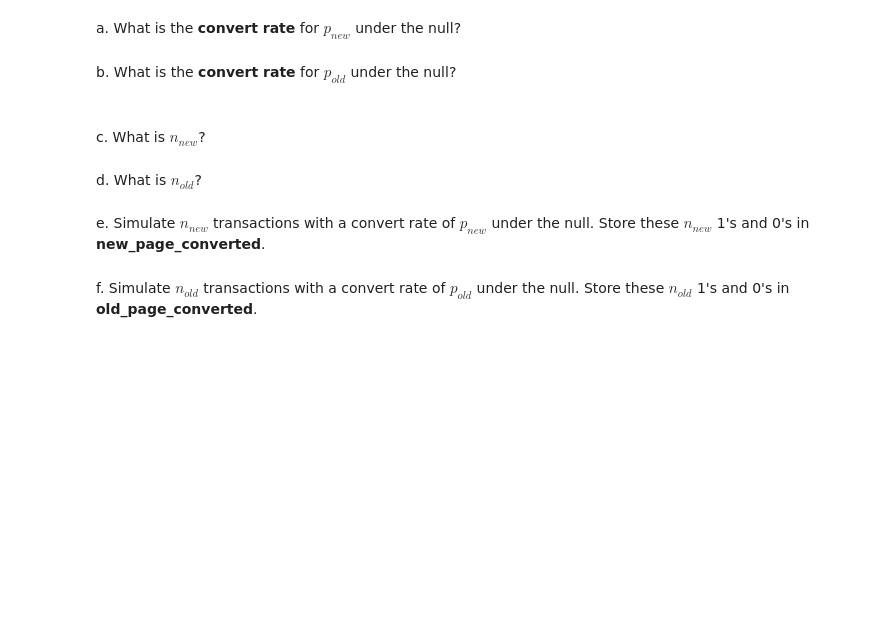
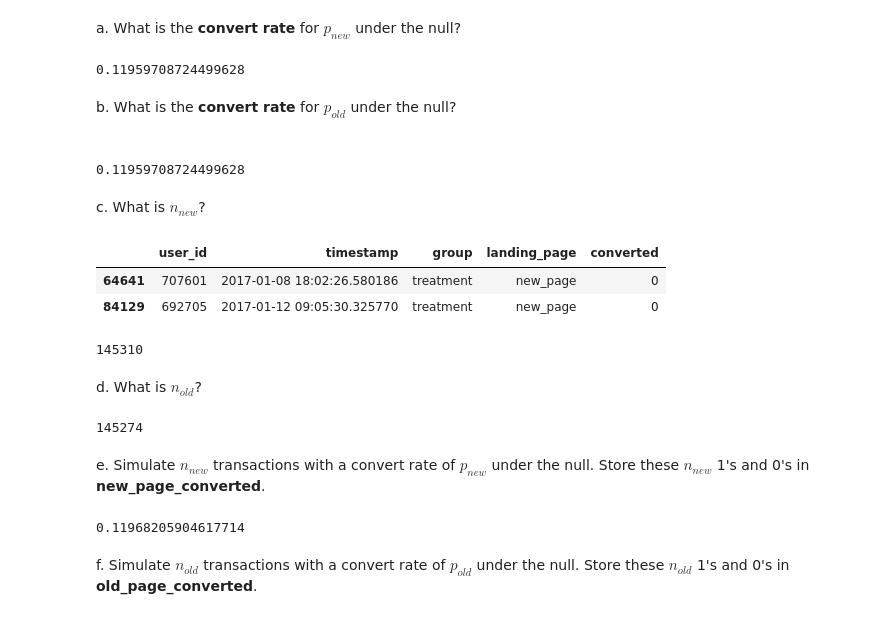
Before and after one commit to moaaztaha/Analyzing-A-B-test-results, a Jupyter notebook: Analyze_ab_test_results_notebook.ipynb, the cells around one changed output. Drawn from its saved outputs; the diff is of its cells as text; code cells hidden in the pictures; blank space fills up the shorter version.

```diff
--- a/Analyze_ab_test_results_notebook.ipynb
+++ b/Analyze_ab_test_results_notebook.ipynb
@@ -193,13 +197,41 @@ Perform the sampling distribution for the difference in **converted** between th
 Use the cells below to provide the necessary parts of this simulation.  If this doesn't make complete sense right now, don't worry - you are going to work through the problems below to complete this problem.  You can use **Quiz 5** in the classroom to make sure you are on the right track.<br><br>
 # %% [markdown]
 a. What is the **convert rate** for $p_{new}$ under the null?
+# %%
+# converted rate in ab_data regardless of the page
+p_new = df2['converted'].sum() / df2.shape[0]; p_new
+# %% [output]
+0.11959708724499628
 # %% [markdown]
 b. What is the **convert rate** for $p_{old}$ under the null? <br><br>
+# %%
+p_old = df2['converted'].sum() / df2.shape[0]; p_old
+# %% [output]
+0.11959708724499628
 # %% [markdown]
 c. What is $n_{new}$?
+# %%
+df2.sample(2)
+# %% [output]
+|  | user_id | timestamp | group | landing_page | converted |
+| 64641 | 707601 | 2017-01-08 18:02:26.580186 | treatment | new_page | 0 |
+| 84129 | 692705 | 2017-01-12 09:05:30.325770 | treatment | new_page | 0 |
+# %%
+n_new = df2[df2['group'] == 'treatment'].shape[0]; n_new
+# %% [output]
+145310
 # %% [markdown]
 d. What is $n_{old}$?
+# %%
+n_old = df2[df2['group'] == 'control'].shape[0]; n_old
+# %% [output]
+145274
 # %% [markdown]
 e. Simulate $n_{new}$ transactions with a convert rate of $p_{new}$ under the null.  Store these $n_{new}$ 1's and 0's in **new_page_converted**.
+# %%
+new_page_converted = np.random.binomial(1, p_new, n_new); new_page_converted
+new_page_converted.mean()
+# %% [output]
+0.11968205904617714
 # %% [markdown]
 f. Simulate $n_{old}$ transactions with a convert rate of $p_{old}$ under the null.  Store these $n_{old}$ 1's and 0's in **old_page_converted**.
```
Also changed, not shown: parts of 17 cells of this notebook.
